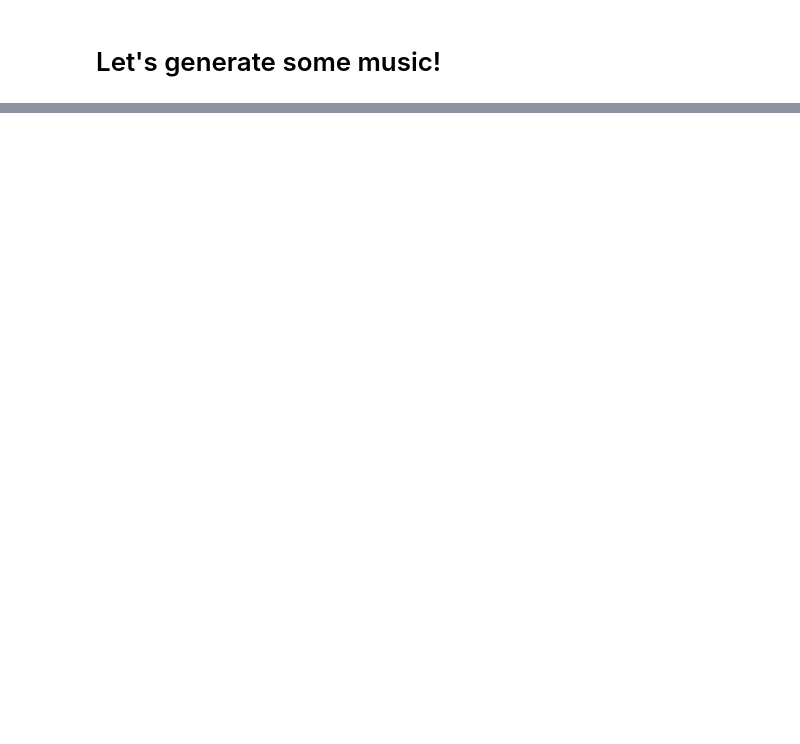
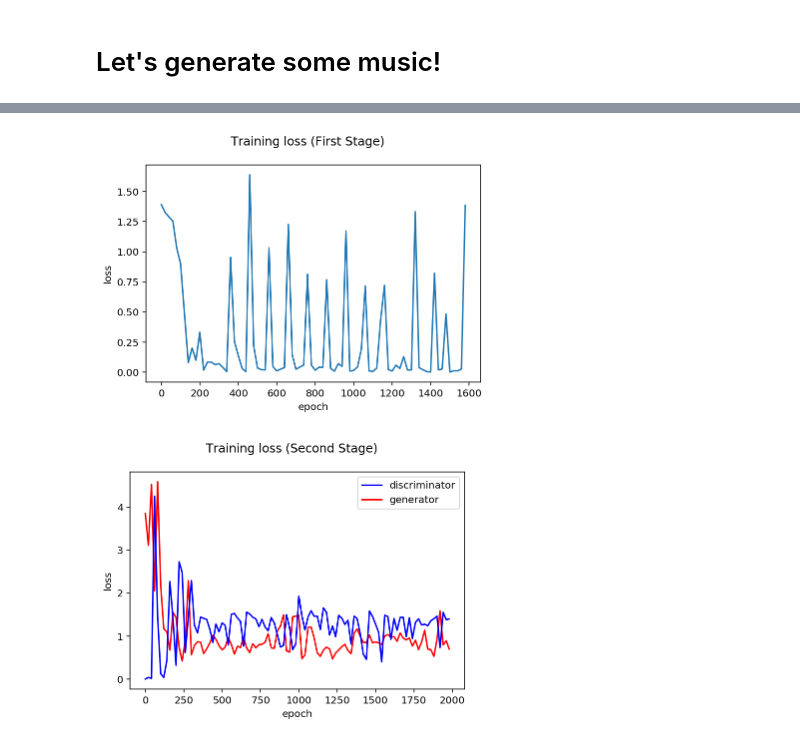
Before and after one commit to tinhangchui/CSCI566_GMG_Project, a Jupyter notebook: melodyGAN/Melody GAN.ipynb, the cells around one changed output, grey strips where cells are left out. Cells and saved outputs as stored; diff of their text form; code cells hidden in the pictures; blank space fills up the shorter version.

```diff
--- a/melodyGAN/Melody GAN.ipynb
+++ b/melodyGAN/Melody GAN.ipynb
@@ -612,0 +689,3 @@ Generated game music:
+# %%
+gan_lstmGenerator = Melody_GAN(train_encoder=True)
+gan_lstmGenerator.train(img_data, midi_data)
@@ -612,0 +707,5 @@ Generated game music:
+# %%
+gan_lstmGenerator.plot_training()
+# %% [output]
+[figure, added]
+[figure, added]
```
Also changed, not shown: parts of 29 cells of this notebook.
